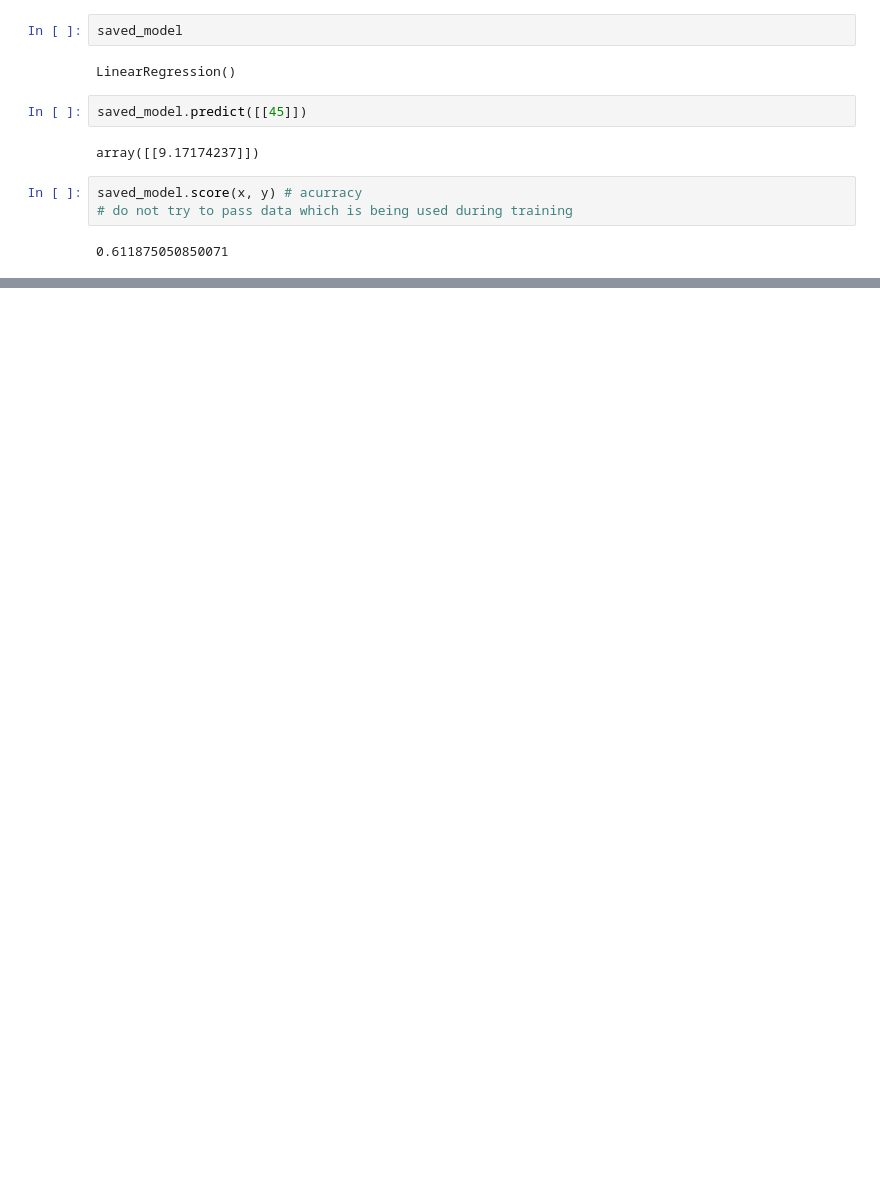
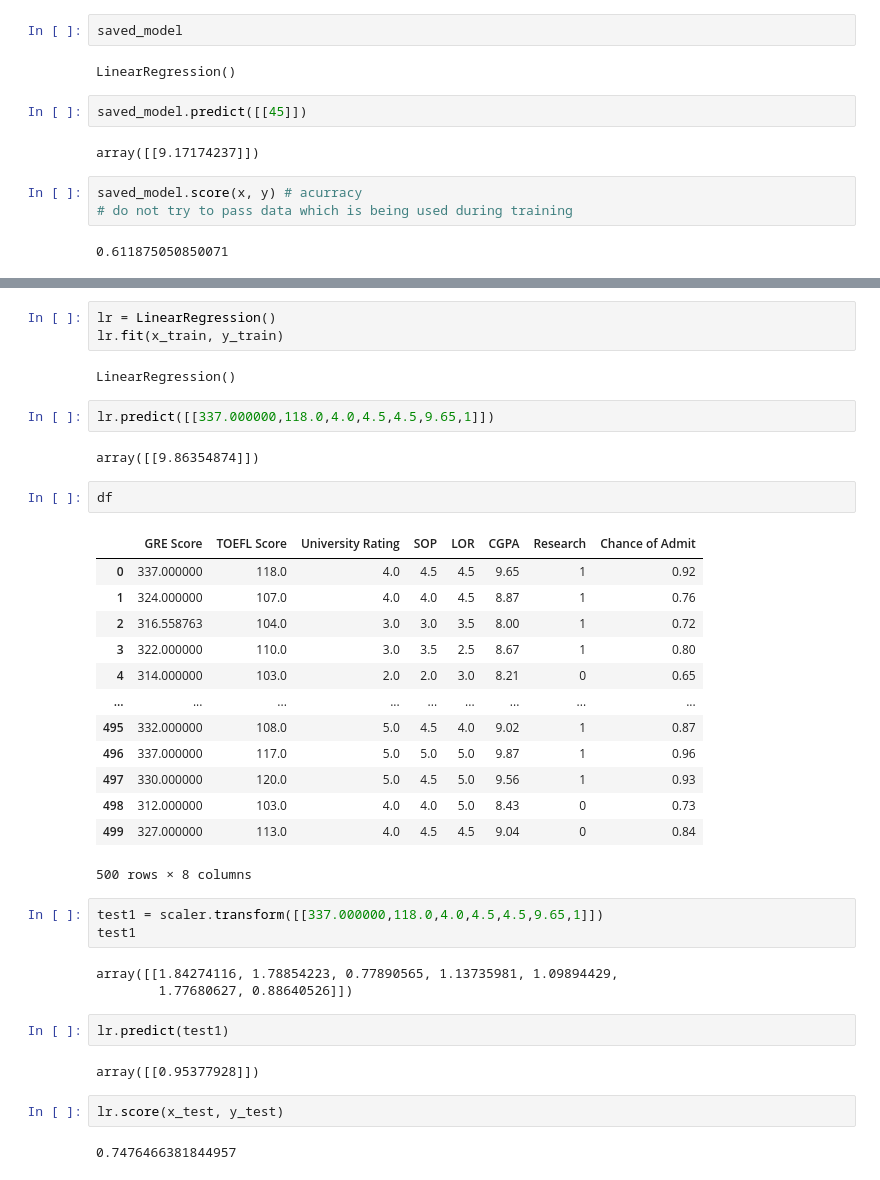
Before and after one commit to calkikhunt/Practice, a Jupyter notebook: Linear Regression/Practice.ipynb, the cells around one changed output, grey strips where cells are left out. Drawn from its saved outputs; the diff is of its cells as text; blank space fills up the shorter version.

```diff
--- a/Linear Regression/Practice.ipynb
+++ b/Linear Regression/Practice.ipynb
@@ -104,0 +447,39 @@ saved_model.score(x, y) # acurracy
+# %%
+lr = LinearRegression()
+lr.fit(x_train, y_train)
+# %% [output]
+LinearRegression()
+# %%
+lr.predict([[337.000000,118.0,4.0,4.5,4.5,9.65,1]])
+# %% [output]
+array([[9.86354874]])
+# %%
+df
+# %% [output]
+|  | GRE Score | TOEFL Score | University Rating | SOP | LOR | CGPA | Research | Chance of Admit |
+| 0 | 337.000000 | 118.0 | 4.0 | 4.5 | 4.5 | 9.65 | 1 | 0.92 |
+| 1 | 324.000000 | 107.0 | 4.0 | 4.0 | 4.5 | 8.87 | 1 | 0.76 |
+| 2 | 316.558763 | 104.0 | 3.0 | 3.0 | 3.5 | 8.00 | 1 | 0.72 |
+| 3 | 322.000000 | 110.0 | 3.0 | 3.5 | 2.5 | 8.67 | 1 | 0.80 |
+| 4 | 314.000000 | 103.0 | 2.0 | 2.0 | 3.0 | 8.21 | 0 | 0.65 |
+| ... | ... | ... | ... | ... | ... | ... | ... | ... |
+| 495 | 332.000000 | 108.0 | 5.0 | 4.5 | 4.0 | 9.02 | 1 | 0.87 |
+| 496 | 337.000000 | 117.0 | 5.0 | 5.0 | 5.0 | 9.87 | 1 | 0.96 |
+| 497 | 330.000000 | 120.0 | 5.0 | 4.5 | 5.0 | 9.56 | 1 | 0.93 |
+| 498 | 312.000000 | 103.0 | 4.0 | 4.0 | 5.0 | 8.43 | 0 | 0.73 |
+| 499 | 327.000000 | 113.0 | 4.0 | 4.5 | 4.5 | 9.04 | 0 | 0.84 |
+500 rows × 8 columns
+# %%
+test1 = scaler.transform([[337.000000,118.0,4.0,4.5,4.5,9.65,1]])
+test1
+# %% [output]
+array([[1.84274116, 1.78854223, 0.77890565, 1.13735981, 1.09894429,
+        1.77680627, 0.88640526]])
+# %%
+lr.predict(test1)
+# %% [output]
+array([[0.95377928]])
+# %%
+lr.score(x_test, y_test)
+# %% [output]
+0.7476466381844957
```
Also changed, not shown: parts of 56 cells of this notebook, 11 other files.
